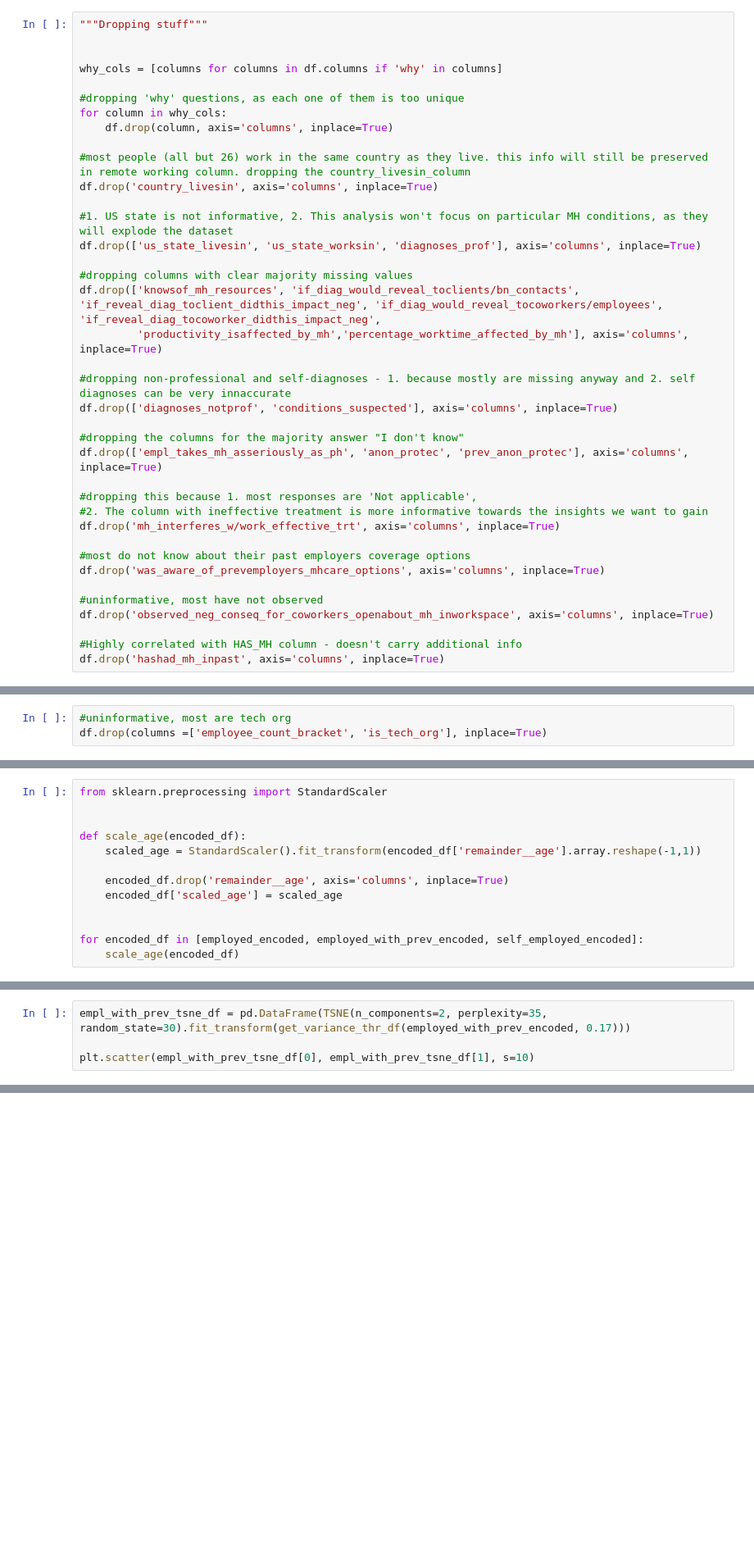
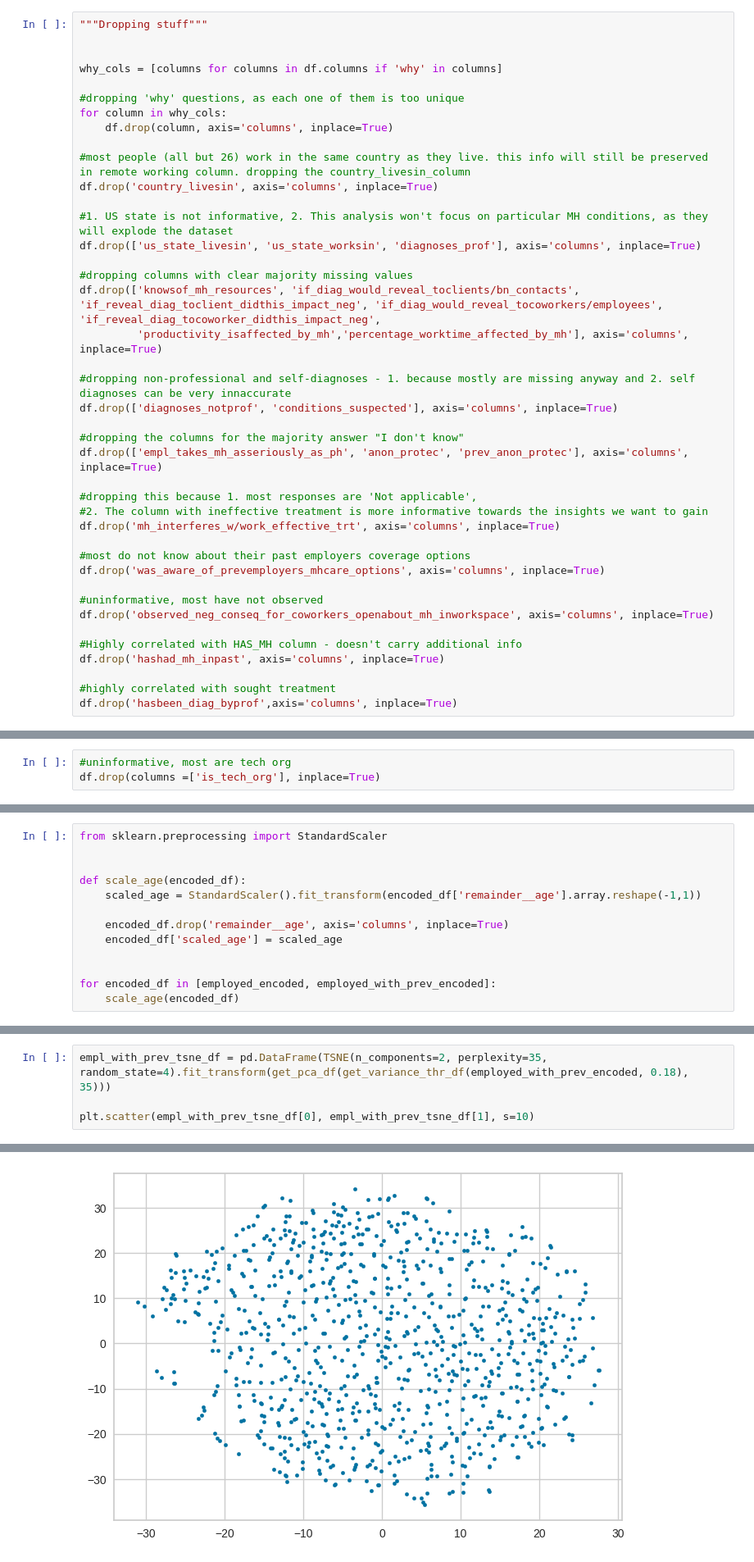
Before and after one commit to kasvoy/KaggleLearning, a Jupyter notebook: mental_health/mental_health.ipynb, the cells around one changed output, grey strips where cells are left out. Shown at 82% size. Drawn from its saved outputs; the diff is of its cells as text; blank space fills up the shorter version.

```diff
--- a/mental_health/mental_health.ipynb
+++ b/mental_health/mental_health.ipynb
@@ -66,6 +66,9 @@ df.drop('observed_neg_conseq_for_coworkers_openabout_mh_inworkspace', axis='colu
 
 #Highly correlated with HAS_MH column - doesn't carry additional info
 df.drop('hashad_mh_inpast', axis='columns', inplace=True)
+
+#highly correlated with sought treatment
+df.drop('hasbeen_diag_byprof',axis='columns', inplace=True)
 # %%
 #Replacing gender names to a male/female/other convention
 df['sex'].replace(to_replace=['Male', 'male', 'Male ','M','m','man','Male.','male 9:1 female, roughly','Male (cis)','Sex is male','Man',
@@ -298,5 +338,5 @@ df['observed_badly_handled_response_to_mh_inworkplace'].value_counts()
 # %%
 #uninformative, most are tech org
-df.drop(columns =['employee_count_bracket', 'is_tech_org'], inplace=True)
+df.drop(columns =['is_tech_org'], inplace=True)
 # %%
 df
@@ -359,7 +455,7 @@ def scale_age(encoded_df):
     encoded_df['scaled_age'] = scaled_age
 
 
-for encoded_df in [employed_encoded, employed_with_prev_encoded, self_employed_encoded]:
+for encoded_df in [employed_encoded, employed_with_prev_encoded]:
     scale_age(encoded_df)
 # %%
 def get_correlated_features(df, correlation_threshold):
@@ -455,4 +544,5 @@ employed_with_prev_encoded
 # %%
-empl_with_prev_tsne_df = pd.DataFrame(TSNE(n_components=2, perplexity=35, random_state=30).fit_transform(get_variance_thr_df(employed_with_prev_encoded, 0.17)))
+empl_with_prev_tsne_df = pd.DataFrame(TSNE(n_components=2, perplexity=35, random_state=4).fit_transform(get_pca_df(get_variance_thr_df(employed_with_prev_encoded, 0.18), 35)))
 
 plt.scatter(empl_with_prev_tsne_df[0], empl_with_prev_tsne_df[1], s=10)
+# %% [output]
@@ -459,3 +551,4 @@ plt.scatter(empl_with_prev_tsne_df[0], empl_with_prev_tsne_df[1], s=10)
+[figure, added]
 # %%
 empl_with_prev_tsne_kmeans = KMeans(n_clusters=3, n_init='auto')
 empl_with_prev_tsne_kmeans_labels = empl_with_prev_tsne_kmeans.fit_predict(empl_with_prev_tsne_df)
```
Also changed, not shown: parts of 58 cells of this notebook.
